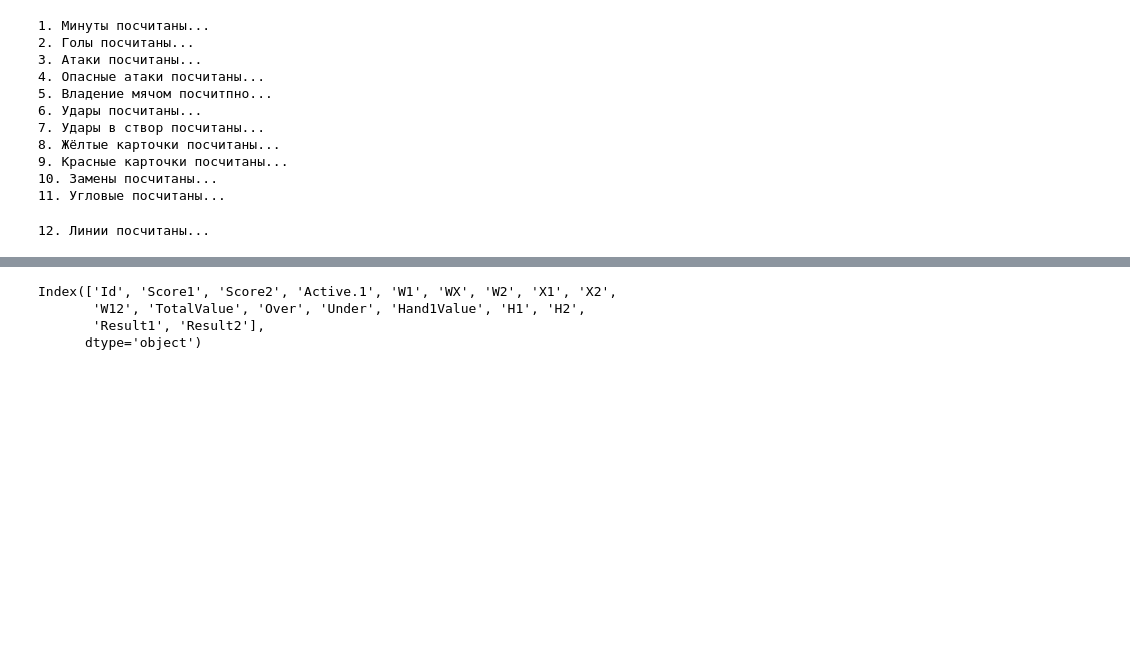
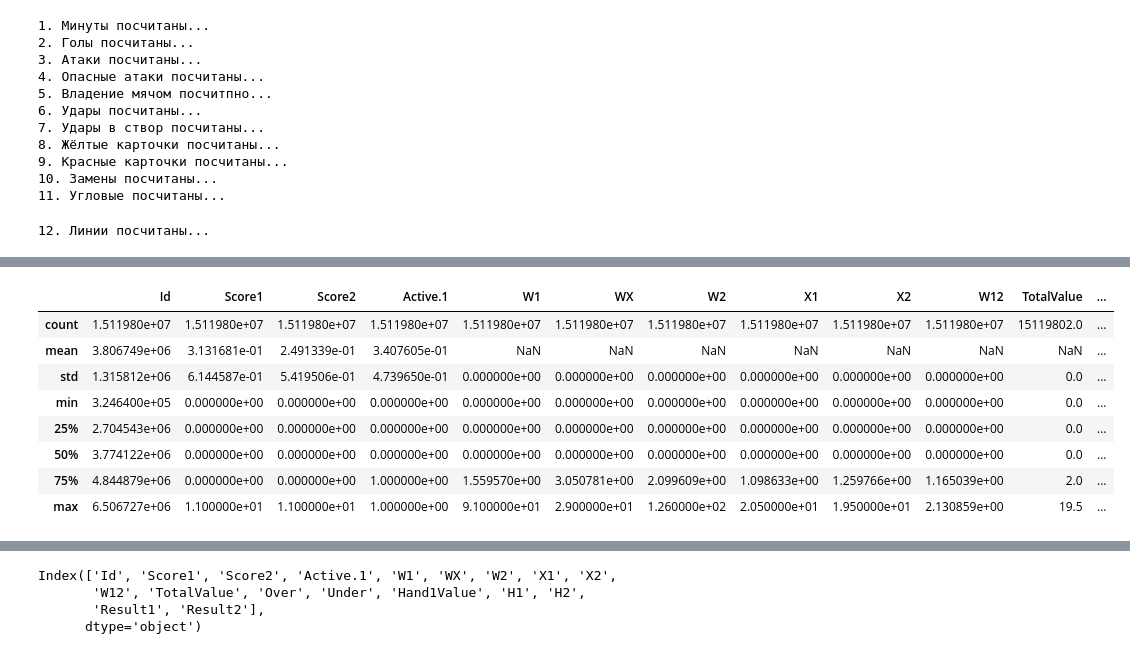
Before and after one commit to cappelchi/calcio_norebooks, a Jupyter notebook: draft/football_live_experimental_EDA_lines_heft_4.ipynb, the cells around one changed output, grey strips where cells are left out. Cells and saved outputs as stored; diff of their text form; code cells hidden in the pictures; blank space fills up the shorter version.

```diff
--- a/draft/football_live_experimental_EDA_lines_heft_4.ipynb
+++ b/draft/football_live_experimental_EDA_lines_heft_4.ipynb
@@ -391,3 +475,15 @@ memory usage: 2.2 GB
+# %%
+data_df.describe()
+# %% [output]
+|  | Id | Score1 | Score2 | Active.1 | W1 | WX | W2 | X1 | X2 | W12 | TotalValue | ... |
+| count | 1.511980e+07 | 1.511980e+07 | 1.511980e+07 | 1.511980e+07 | 1.511980e+07 | 1.511980e+07 | 1.511980e+07 | 1.511980e+07 | 1.511980e+07 | 1.511980e+07 | 15119802.0 | ... |
+| mean | 3.806749e+06 | 3.131681e-01 | 2.491339e-01 | 3.407605e-01 | NaN | NaN | NaN | NaN | NaN | NaN | NaN | ... |
+| std | 1.315812e+06 | 6.144587e-01 | 5.419506e-01 | 4.739650e-01 | 0.000000e+00 | 0.000000e+00 | 0.000000e+00 | 0.000000e+00 | 0.000000e+00 | 0.000000e+00 | 0.0 | ... |
+| min | 3.246400e+05 | 0.000000e+00 | 0.000000e+00 | 0.000000e+00 | 0.000000e+00 | 0.000000e+00 | 0.000000e+00 | 0.000000e+00 | 0.000000e+00 | 0.000000e+00 | 0.0 | ... |
+| 25% | 2.704543e+06 | 0.000000e+00 | 0.000000e+00 | 0.000000e+00 | 0.000000e+00 | 0.000000e+00 | 0.000000e+00 | 0.000000e+00 | 0.000000e+00 | 0.000000e+00 | 0.0 | ... |
+| 50% | 3.774122e+06 | 0.000000e+00 | 0.000000e+00 | 0.000000e+00 | 0.000000e+00 | 0.000000e+00 | 0.000000e+00 | 0.000000e+00 | 0.000000e+00 | 0.000000e+00 | 0.0 | ... |
+| 75% | 4.844879e+06 | 0.000000e+00 | 0.000000e+00 | 1.000000e+00 | 1.559570e+00 | 3.050781e+00 | 2.099609e+00 | 1.098633e+00 | 1.259766e+00 | 1.165039e+00 | 2.0 | ... |
+| max | 6.506727e+06 | 1.100000e+01 | 1.100000e+01 | 1.000000e+00 | 9.100000e+01 | 2.900000e+01 | 1.260000e+02 | 2.050000e+01 | 1.950000e+01 | 2.130859e+00 | 19.5 | ... |
 # %%
 #data_df.to_csv('./data_all.csv', index = False)
 # %%
```
Also changed, not shown: parts of 58 cells of this notebook.
